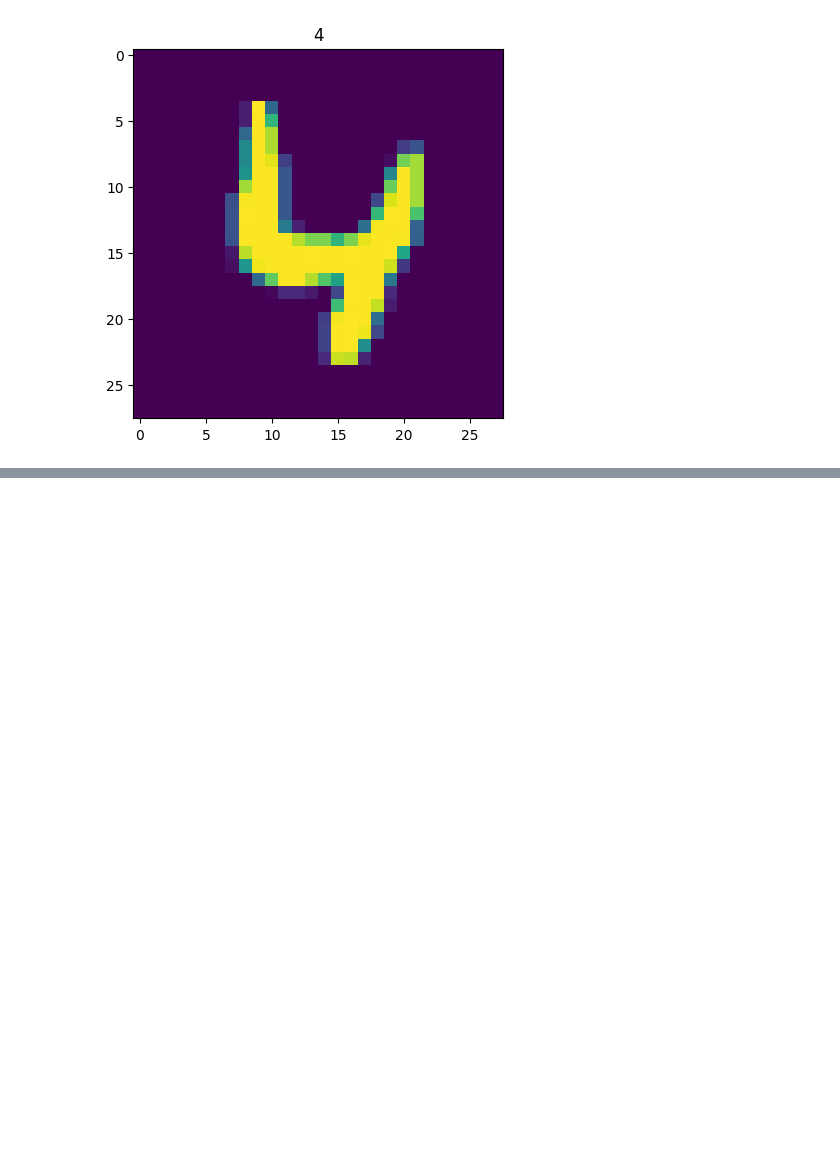
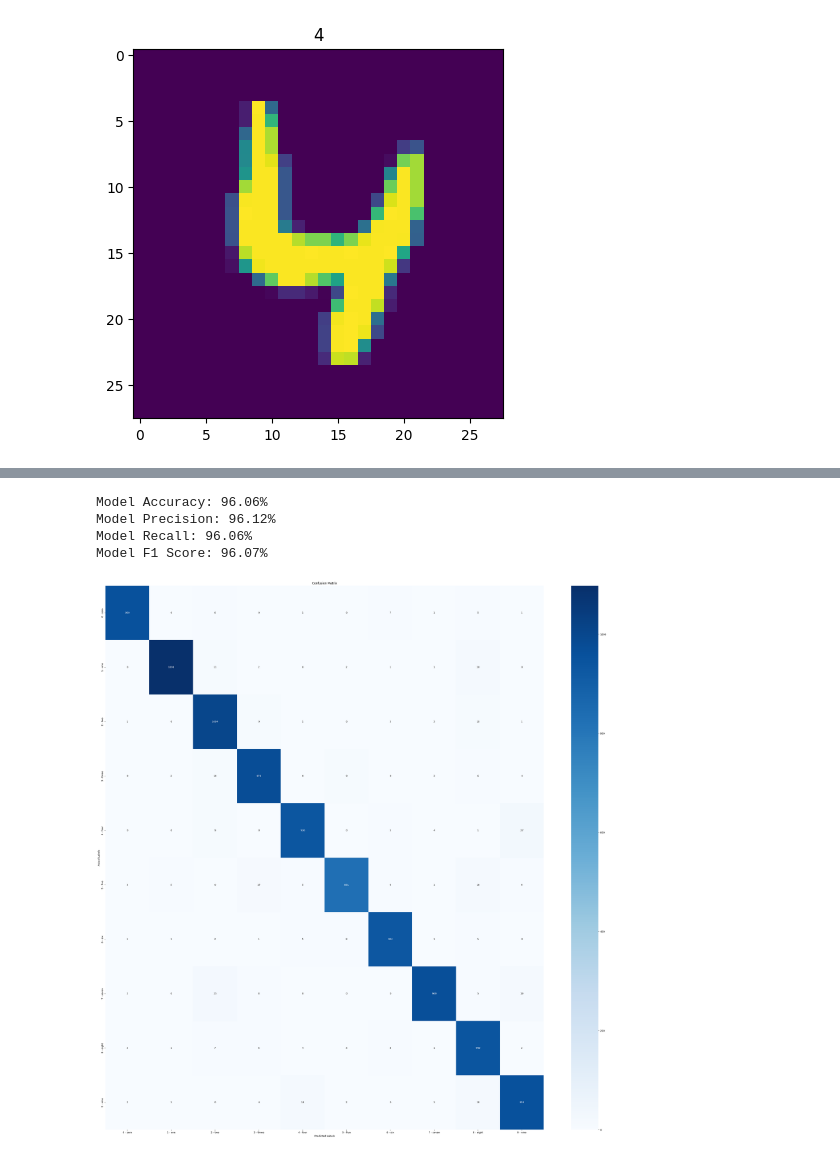
Before and after one commit to Toothless-1/ML, a Jupyter notebook: DL1.ipynb, the cells around one changed output, grey strips where cells are left out. Saved outputs shown, nothing was run; the diff lists cells and outputs as text; code cells hidden in the pictures; blank space fills up the shorter version.

Commit message:
Обученная модель + Метрики качества

```diff
--- a/DL1.ipynb
+++ b/DL1.ipynb
@@ -80,0 +318,44 @@ for ind in range(batch_size):
+# %%
+predicted_labels = []
+actual_labels = []
+
+model.eval()
+with torch.inference_mode():
+    for images, labels in testloader:
+        images = images.to(device)
+        labels = labels.to(device)
+        outputs = model(images)
+        _, predicted = torch.max(outputs, 1)
+        predicted_labels.extend(predicted.cpu().numpy())
+        actual_labels.extend(labels.cpu().numpy())
+# %%
+from sklearn.metrics import accuracy_score, precision_score, recall_score, f1_score, classification_report, confusion_matrix
+import seaborn as sns
+import matplotlib.pyplot as plt
+
+accuracy = accuracy_score(actual_labels, predicted_labels)
+precision = precision_score(actual_labels, predicted_labels, average='weighted', zero_division=0)
+recall = recall_score(actual_labels, predicted_labels, average='weighted', zero_division=0)
+f1 = f1_score(actual_labels, predicted_labels, average='weighted', zero_division=0)
+
+# Принт метрик
+print(f"Model Accuracy: {accuracy * 100:.2f}%")
+print(f"Model Precision: {precision * 100:.2f}%")
+print(f"Model Recall: {recall * 100:.2f}%")
+print(f"Model F1 Score: {f1 * 100:.2f}%")
+
+cm = confusion_matrix(actual_labels, predicted_labels)
+class_names = testloader.dataset.classes
+
+plt.figure(figsize=(40, 40))
+sns.heatmap(cm, annot=True, fmt='d', xticklabels=class_names, yticklabels=class_names, cmap='Blues')
+plt.title('Confusion Matrix')
+plt.xlabel('Predicted Labels')
+plt.ylabel('Actual Labels')
+plt.show()
+# %% [output]
+Model Accuracy: 96.06%
+Model Precision: 96.12%
+Model Recall: 96.06%
+Model F1 Score: 96.07%
+[figure, added]
```
Also changed, not shown: parts of 6 cells of this notebook.
